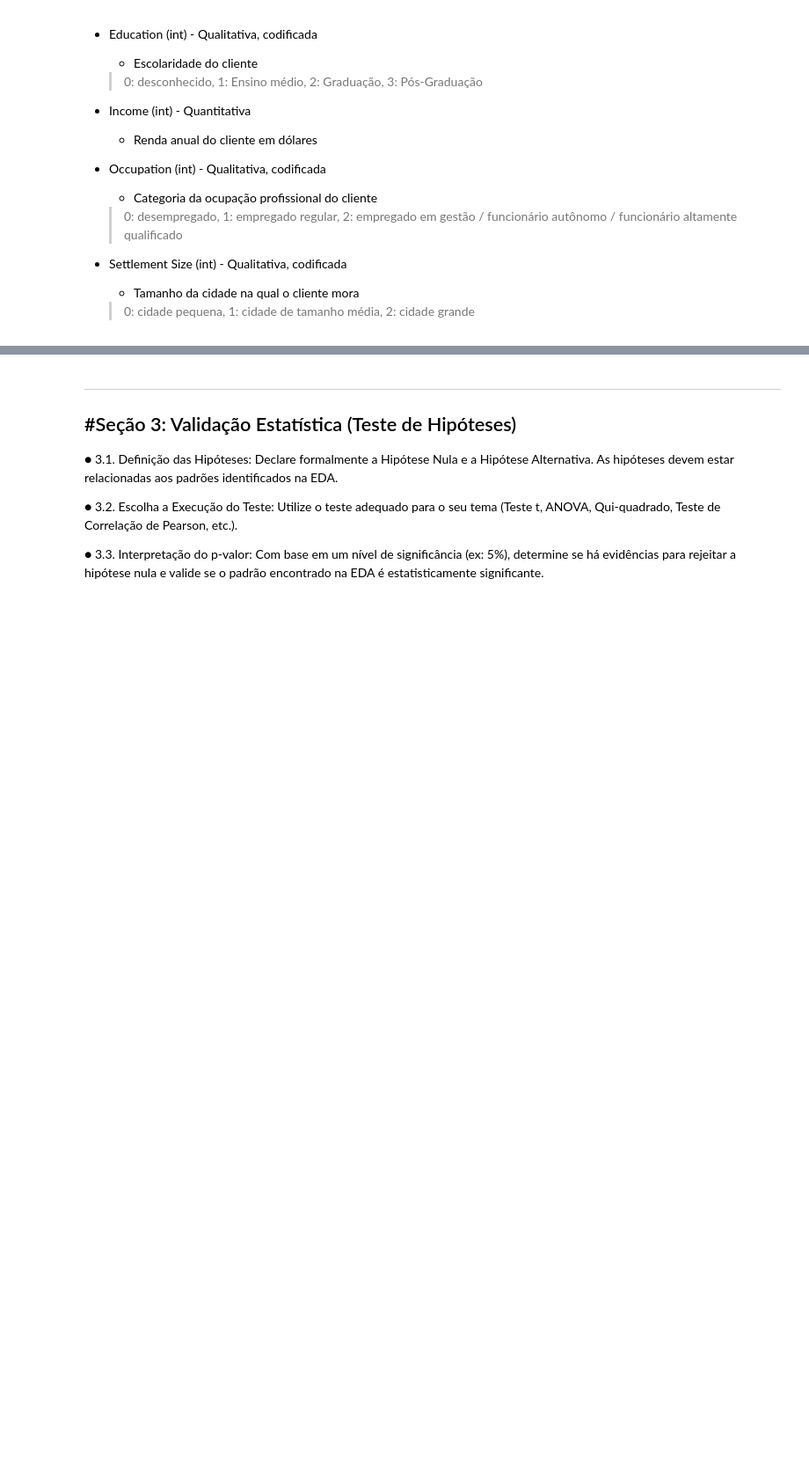
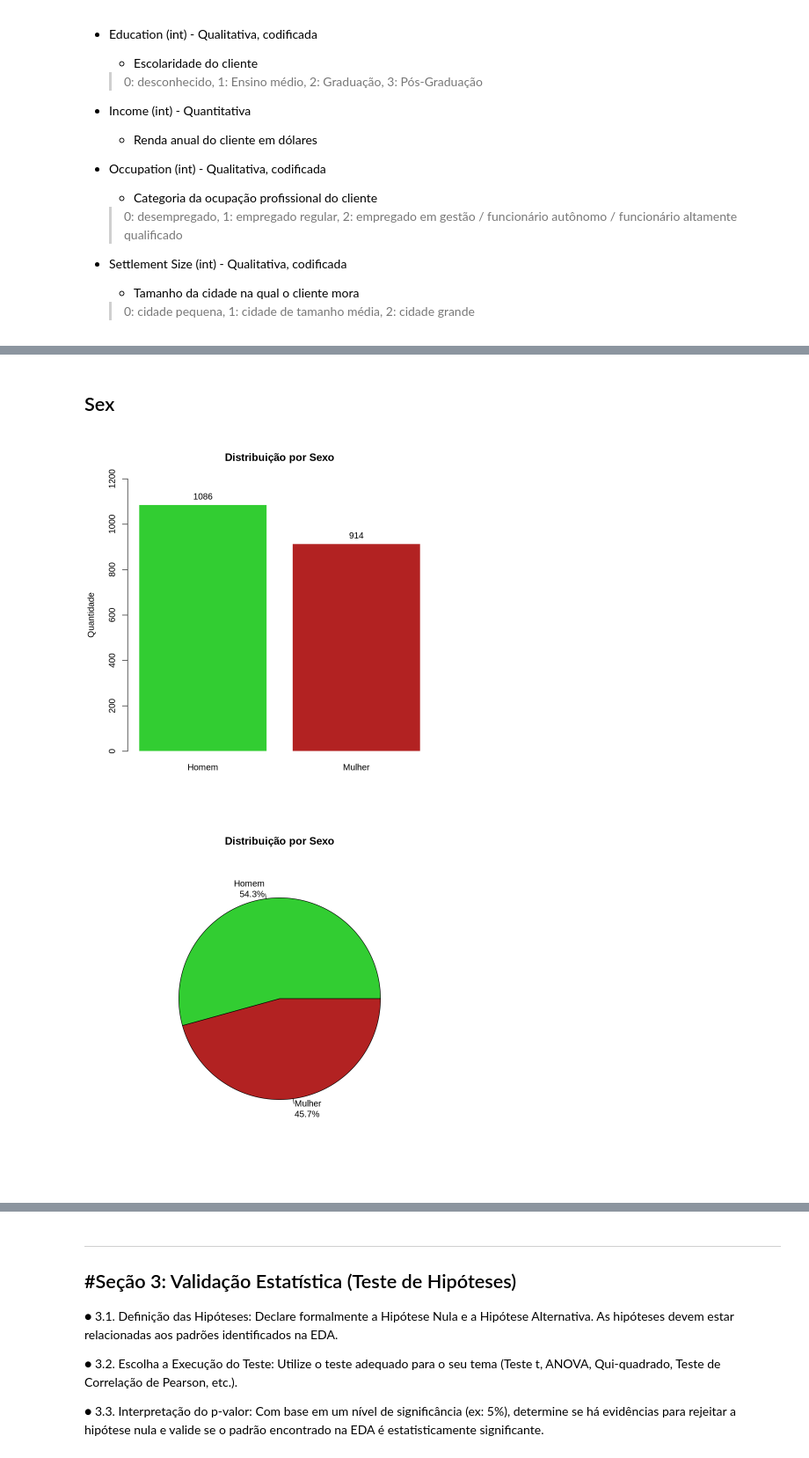
Before and after one commit to ThAlvesM/Kmean_2026-1, a Jupyter notebook: Kmean_2026-1.ipynb, the cells around one changed output, grey strips where cells are left out. Shown at 88% size. Drawn from its saved outputs; the diff is of its cells as text; code cells hidden in the pictures; blank space fills up the shorter version.

```diff
--- a/Kmean_2026-1.ipynb
+++ b/Kmean_2026-1.ipynb
@@ -151,0 +204,38 @@ cat("-------------------------------------------------\n")
+# %%
+dataset_sem_id <- dataset[2:8]
+# %% [markdown]
+## Sex
+# %%
+par(bg = "white")
+
+Sex_var <- table(dataset_sem_id$Sex)
+
+bp <- barplot(
+    Sex_var,
+    names.arg = c("Homem", "Mulher"),
+    main = "Distribuição por Sexo",
+    ylab = "Quantidade",
+    col = c("limegreen", "firebrick"),
+    border = "white",
+    ylim = c(0, 1200)
+)
+
+text(bp, contagem, labels = Sex_var, pos = 3)
+
+contagem <- table(dataset_sem_id$Sex)
+
+pizza <- pie(
+    Sex_var,
+    main = "Distribuição por Sexo",
+    labels = paste0(
+        c("Homem", "Mulher"),
+        "\n",
+        round(contagem / sum(contagem) * 100, 1),
+        "%"
+    ),
+    col = c("limegreen", "firebrick"),
+
+)
+# %% [output]
+[figure, added]
+[figure, added]
```
Also changed, not shown: parts of 17 cells of this notebook, 1 other file.
